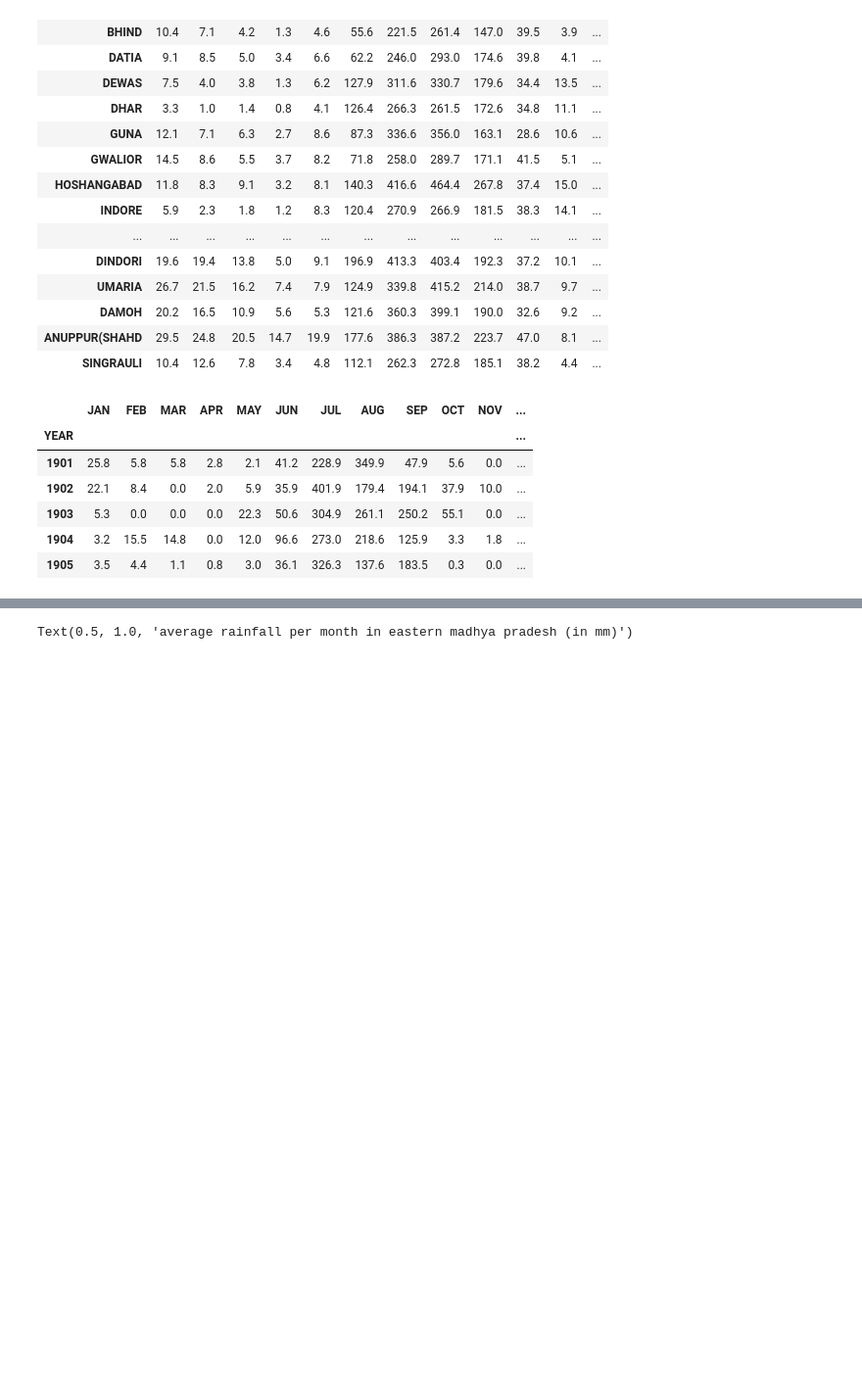
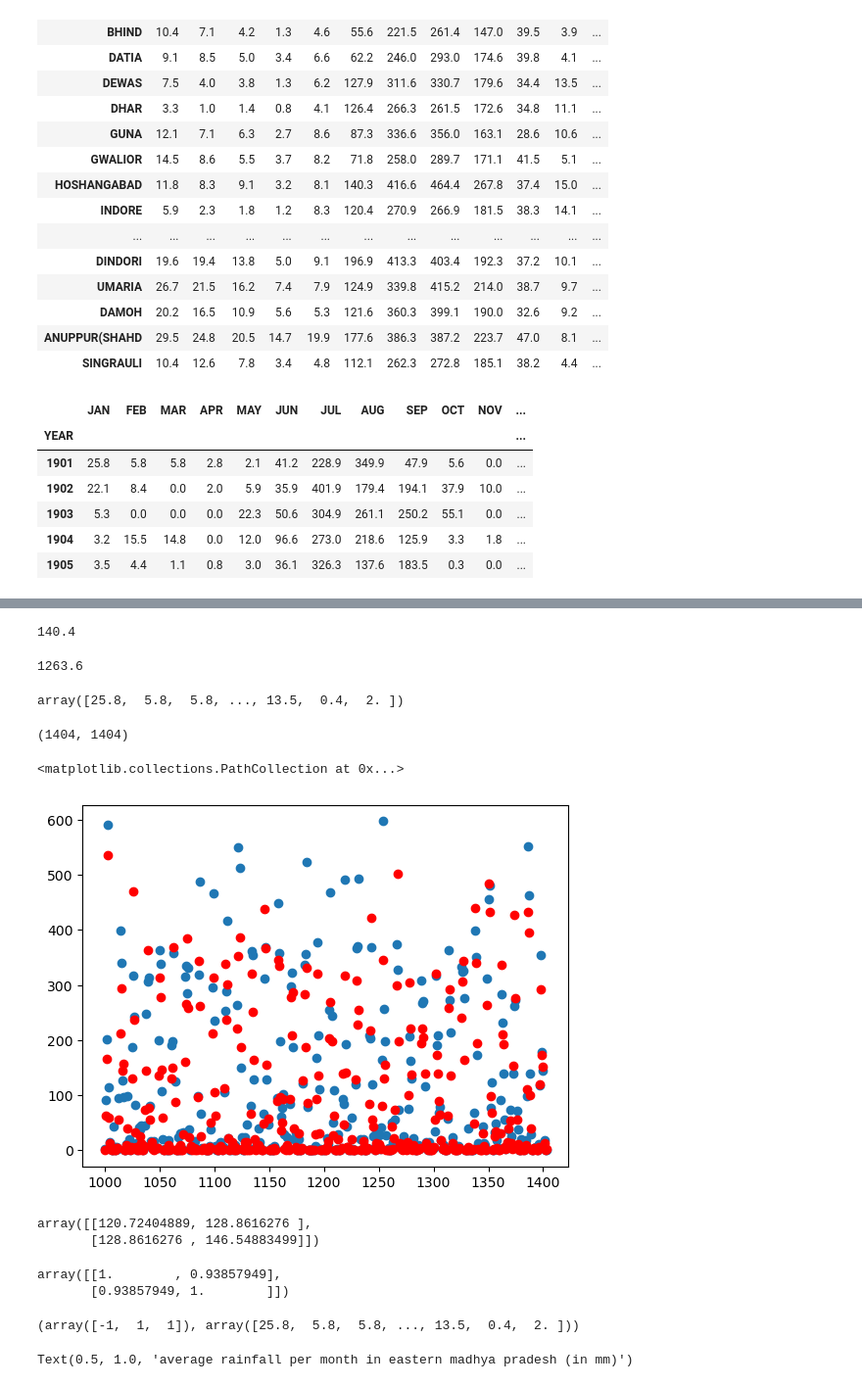
Before and after one commit to ken-neth-wang/crop-insurance, a Jupyter notebook: univariate_sim.ipynb, the cells around one changed output, grey strips where cells are left out. Shown at 98% size. Drawn from its saved outputs; the diff is of its cells as text; code cells hidden in the pictures; blank space fills up the shorter version.

```diff
--- a/univariate_sim.ipynb
+++ b/univariate_sim.ipynb
@@ -128,0 +110,6 @@ east_mp / 25.4
+# %%
+west_mp = west_mp.fillna(0)
+west_mp.isnull().values.any()
+east_mp = east_mp.fillna(0)
+east_mp.isnull().values.any()
+east_mp
@@ -129,3 +141,46 @@ east_mp / 25.4
+# %%
+12 * len(east_mp) * 0.1
+# %% [output]
+140.4
+# %%
+12 * len(east_mp) - (12 * len(east_mp) * 0.1)
+# %% [output]
+1263.6
+# %%
+west_mp.to_numpy().reshape(1,-1)[0]
+# %% [output]
+array([25.8,  5.8,  5.8, ..., 13.5,  0.4,  2. ])
+# %%
+len(east_mp.to_numpy().reshape(1,-1)[0]), len(west_mp.to_numpy().reshape(1,-1)[0])
+# %% [output]
+(1404, 1404)
+# %%
+x_axis = np.linspace(0,1403,len(west_mp.to_numpy().reshape(1,-1)[0]))
+# %%
+
+plt.scatter(x_axis[1000:1404], east_mp.to_numpy().reshape(1,-1)[0][1000:1404])
+plt.scatter(x_axis[1000:1404], west_mp.to_numpy().reshape(1,-1)[0][1000:1404], color='red')
+# %% [output]
+<matplotlib.collections.PathCollection at 0x...>
+[figure, added]
+# %%
+covariances = np.cov(west_mp.to_numpy().reshape(1,-1)[0][:], east_mp.to_numpy().reshape(1,-1)[0][:], rowvar = 0)
+np.sqrt(covariances)
+# %% [output]
+array([[120.72404889, 128.8616276 ],
+       [128.8616276 , 146.54883499]])
+# %%
+np.corrcoef(west_mp.to_numpy().reshape(1,-1)[0][:], east_mp.to_numpy().reshape(1,-1)[0][:])
+# %% [output]
+array([[1.        , 0.93857949],
+       [0.93857949, 1.        ]])
+# %%
+some_y = np.array([-1,1,1])
+some_x = np.array([3,2,1])
+np.cov(some_x, some_y)
+some_y, west_mp.to_numpy().reshape(1,-1)[0]
+# %% [output]
+(array([-1,  1,  1]), array([25.8,  5.8,  5.8, ..., 13.5,  0.4,  2. ]))
 # %%
 average_east_mp = east_mp.mean()
 plt.plot(average_east_mp)
```
Also changed, not shown: parts of 28 cells of this notebook, 2 other files.
